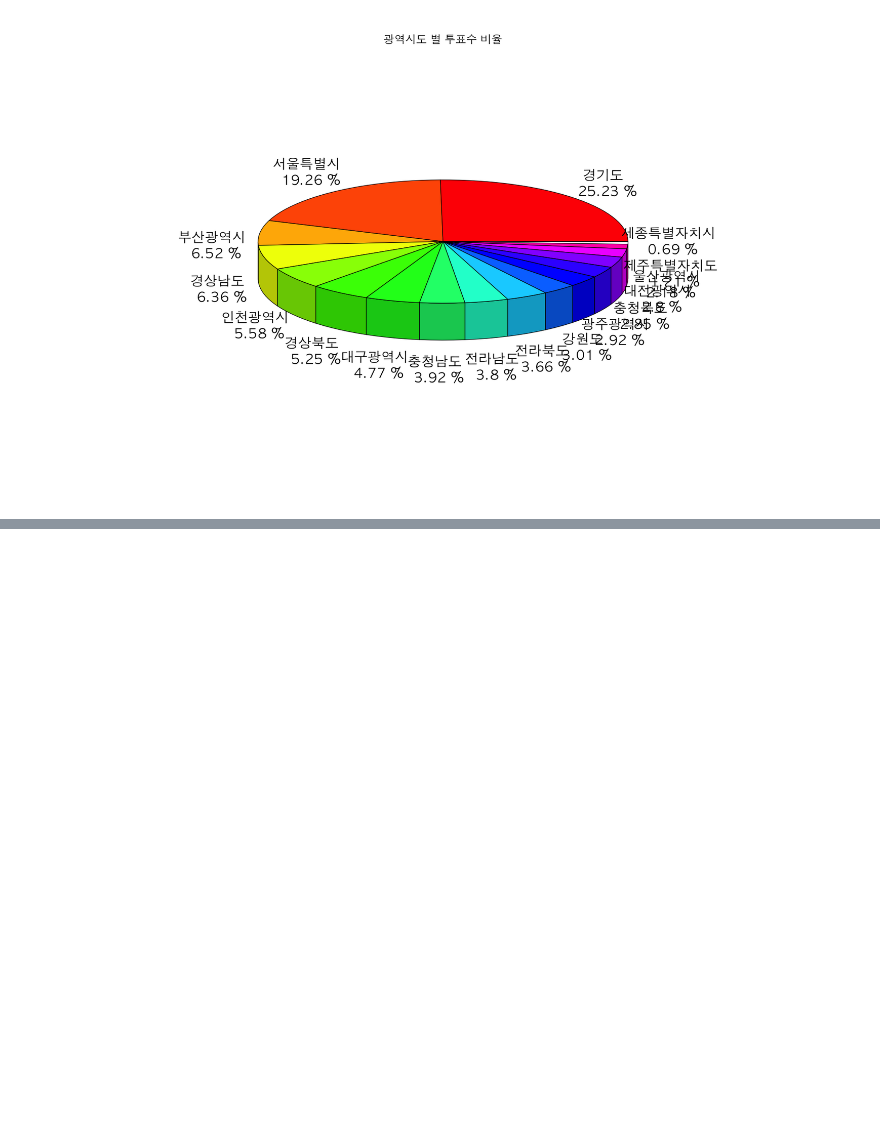
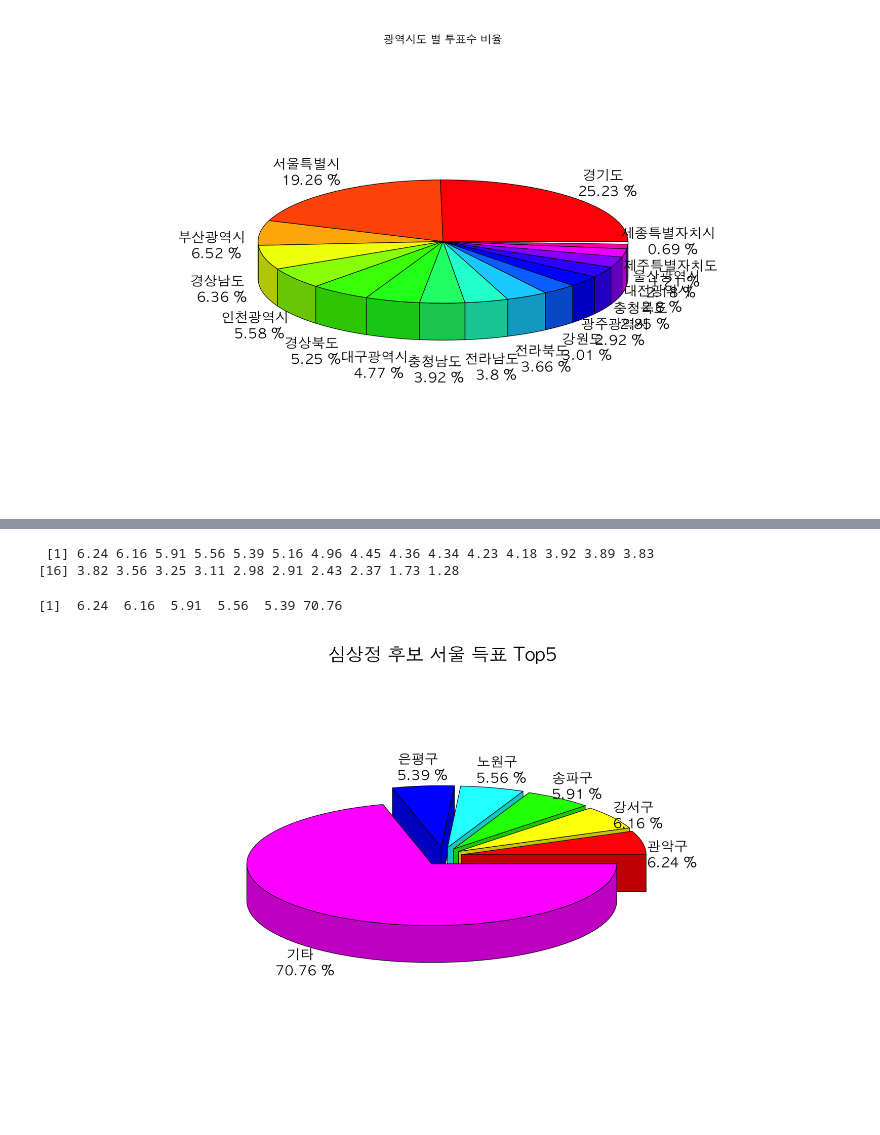
Before and after one commit to nnmmnn15/R_Practice, a Jupyter notebook: R_Programming/Note/10.대선자료 시각화_20대.ipynb, the cells around one changed output, grey strips where cells are left out. Cells and saved outputs as stored; diff of their text form; code cells hidden in the pictures; blank space fills up the shorter version.

```diff
--- a/R_Programming/Note/10.대선자료 시각화_20대.ipynb
+++ b/R_Programming/Note/10.대선자료 시각화_20대.ipynb
@@ -170,0 +261,30 @@ Usage:
+# %%
+# 서울 특별시만 남기기 # 내림차순 정렬
+elec_seoul <- arrange(subset(election, 광역시도 == "서울특별시")[,c(2,7)], desc(심상정))
+
+# ratio 계산
+elec_seoul_yoon_ratio <- round(elec_seoul$`심상정` / sum(elec_seoul$`심상정`) * 100, 2)
+elec_seoul_yoon_ratio
+
+# top5를 제외하고 sum
+elec_seoul_yoon_ratio <- c(elec_seoul_yoon_ratio[1:5], sum(elec_seoul_yoon_ratio[6:length(elec_seoul_yoon_ratio)]))
+elec_seoul_yoon_ratio
+
+# 시군구 이름 정리
+elec_seoul_name <- c(elec_seoul$`시군구`[1:5], "기타")
+elec_seoul_label <- paste(elec_seoul_name, "\n", elec_seoul_yoon_ratio, "%")
+
+
+par(bg = "white", family = "AppleGothic")
+pie3D(
+    elec_seoul_yoon_ratio,
+    labels = elec_seoul_label,
+    explode = .1,
+    main = "심상정 후보 서울 득표 Top5",
+    cex.main = 2
+)
+# %% [output]
+ [1] 6.24 6.16 5.91 5.56 5.39 5.16 4.96 4.45 4.36 4.34 4.23 4.18 3.92 3.89 3.83
+[16] 3.82 3.56 3.25 3.11 2.98 2.91 2.43 2.37 1.73 1.28
+[1]  6.24  6.16  5.91  5.56  5.39 70.76
+[figure, added]
```
Also changed, not shown: parts of 29 cells of this notebook, 4 other files.
